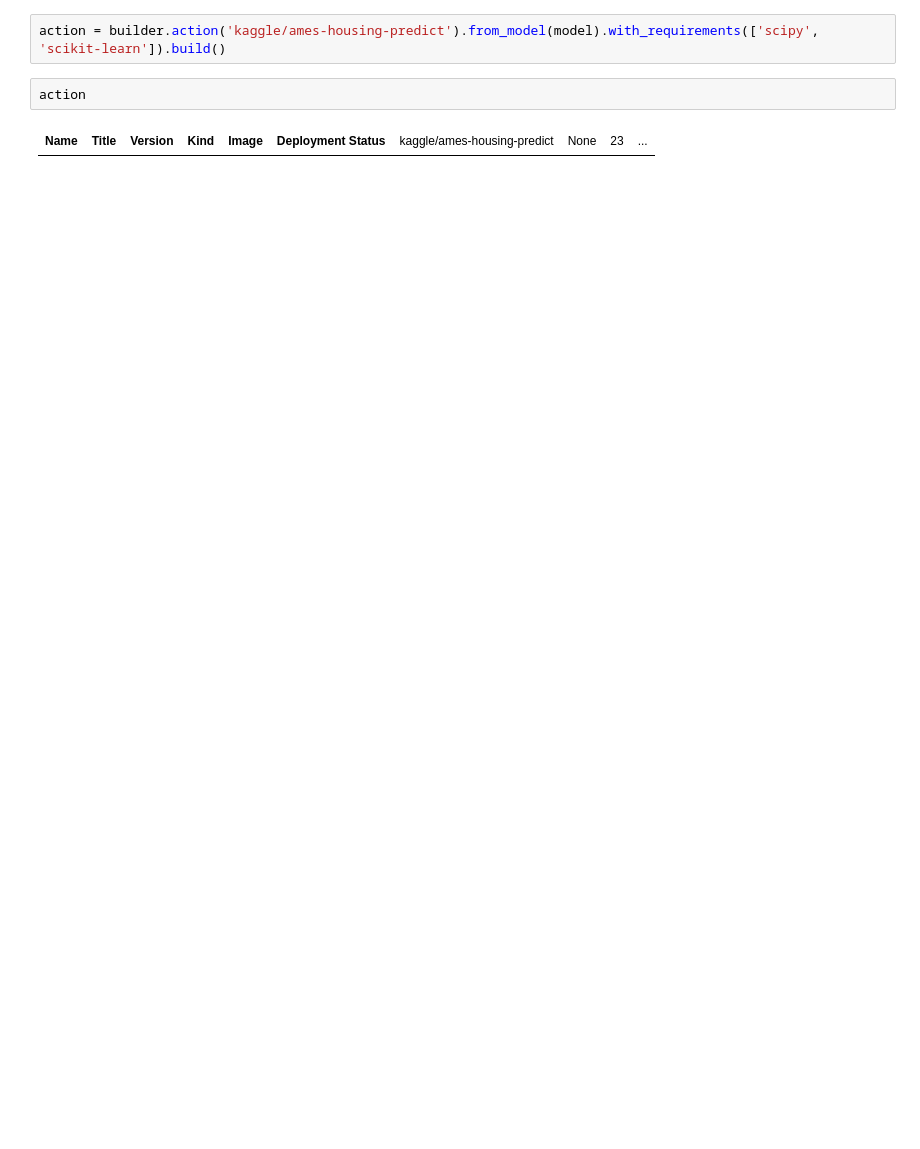
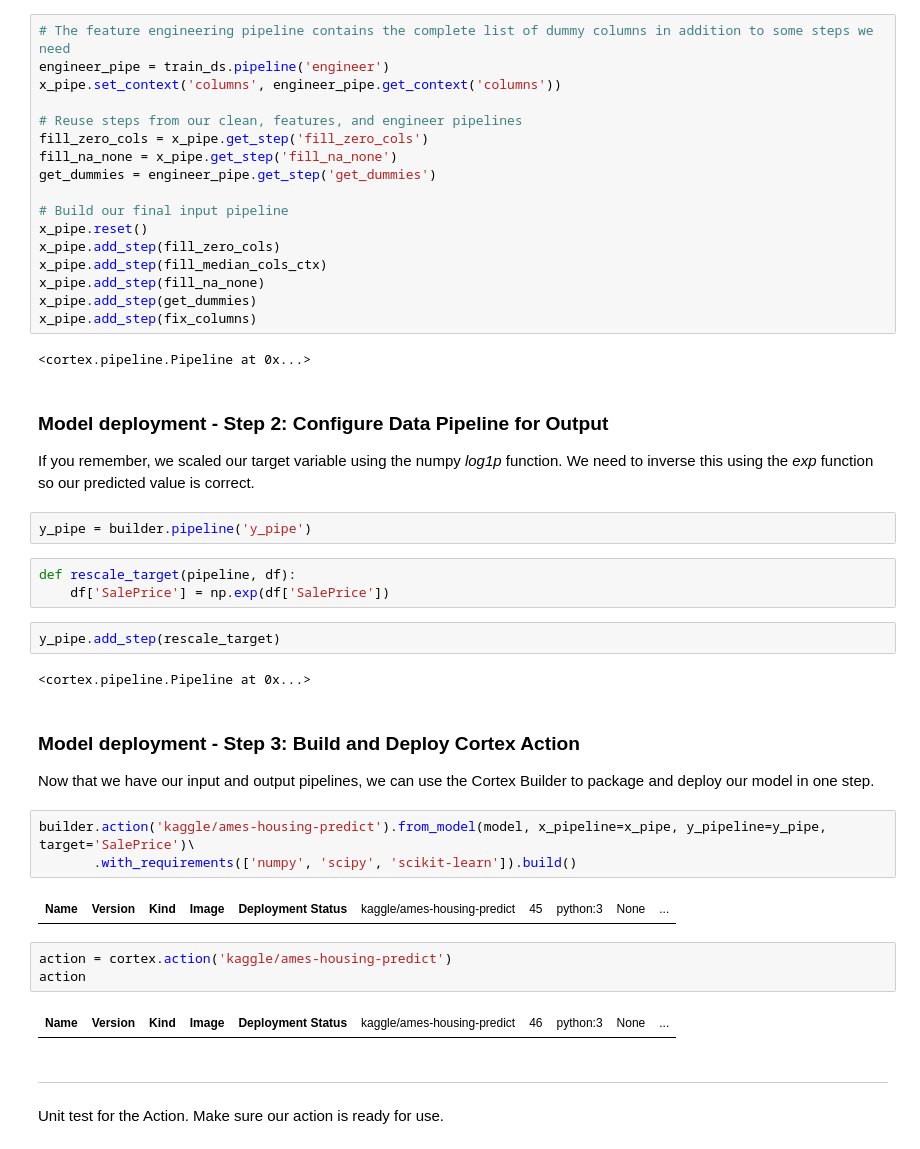
Before and after one commit to CognitiveScale/cortex-fabric-examples, a Jupyter notebook: skill-lab/ames-housing/ames_deploy.ipynb, the cells around one changed output. Drawn from its saved outputs; the diff is of its cells as text; blank space fills up the shorter version.

Commit message:
Completed Ames house price example

```diff
--- a/skill-lab/ames-housing/ames_deploy.ipynb
+++ b/skill-lab/ames-housing/ames_deploy.ipynb
@@ -26,6 +65,47 @@ sklearn.linear_model.coordinate_descent.LassoCV
+# %%
+# The feature engineering pipeline contains the complete list of dummy columns in addition to some steps we need
+engineer_pipe = train_ds.pipeline('engineer')
+x_pipe.set_context('columns', engineer_pipe.get_context('columns'))
+
+# Reuse steps from our clean, features, and engineer pipelines
+fill_zero_cols = x_pipe.get_step('fill_zero_cols')
+fill_na_none = x_pipe.get_step('fill_na_none')
+get_dummies = engineer_pipe.get_step('get_dummies')
+
+# Build our final input pipeline
+x_pipe.reset()
+x_pipe.add_step(fill_zero_cols)
+x_pipe.add_step(fill_median_cols_ctx)
+x_pipe.add_step(fill_na_none)
+x_pipe.add_step(get_dummies)
+x_pipe.add_step(fix_columns)
+# %% [output]
+<cortex.pipeline.Pipeline at 0x...>
+# %% [markdown]
+### Model deployment - Step 2: Configure Data Pipeline for Output
+If you remember, we scaled our target variable using the numpy _log1p_ function.  We need to inverse this using the _exp_ function so our predicted value is correct.
+# %%
+y_pipe = builder.pipeline('y_pipe')
+# %%
+def rescale_target(pipeline, df):
+    df['SalePrice'] = np.exp(df['SalePrice'])
+# %%
+y_pipe.add_step(rescale_target)
+# %% [output]
+<cortex.pipeline.Pipeline at 0x...>
+# %% [markdown]
+### Model deployment - Step 3: Build and Deploy Cortex Action
+Now that we have our input and output pipelines, we can use the Cortex Builder to package and deploy our model in one step.
 # %%
-action = builder.action('kaggle/ames-housing-predict').from_model(model).with_requirements(['scipy', 'scikit-learn']).build()
+builder.action('kaggle/ames-housing-predict').from_model(model, x_pipeline=x_pipe, y_pipeline=y_pipe, target='SalePrice')\
+       .with_requirements(['numpy', 'scipy', 'scikit-learn']).build()
+# %% [output]
+| Name | Version | Kind | Image | Deployment Status | kaggle/ames-housing-predict | 45 | python:3 | None | ... |
-# %%
-action
-# %% [output]
-| Name | Title | Version | Kind | Image | Deployment Status | kaggle/ames-housing-predict | None | 23 | ... |
+# %%
+action = cortex.action('kaggle/ames-housing-predict')
+action
+# %% [output]
+| Name | Version | Kind | Image | Deployment Status | kaggle/ames-housing-predict | 46 | python:3 | None | ... |
+# %% [markdown]
+---
+Unit test for the Action.  Make sure our action is ready for use.
```
Also changed, not shown: parts of 25 cells of this notebook, 5 other files.
